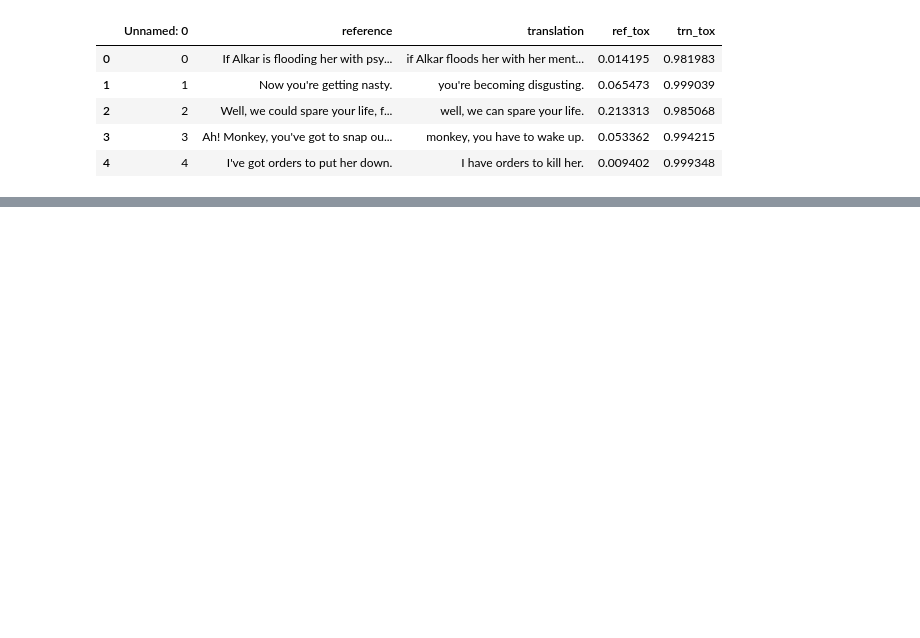
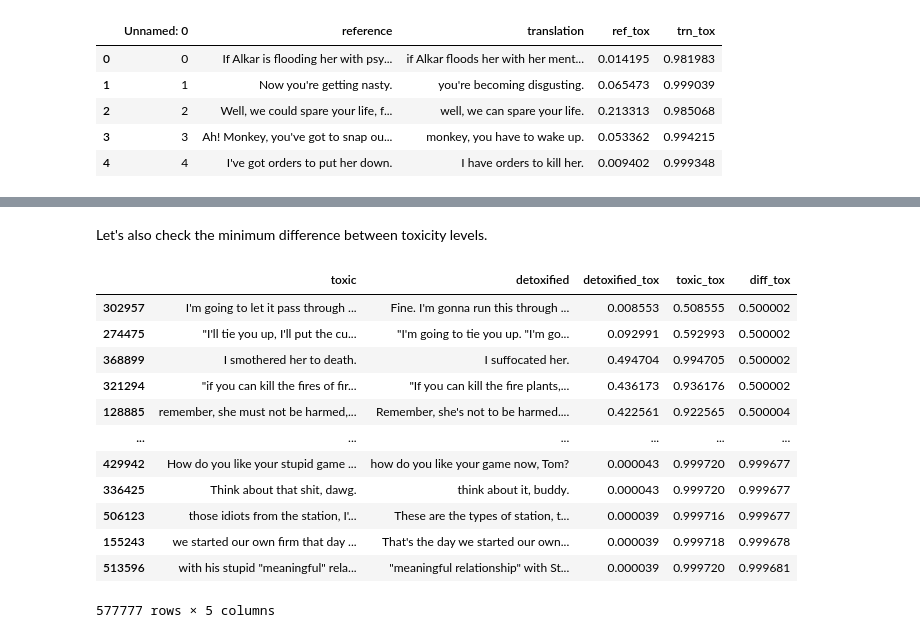
Before and after one commit to Nagim123/text-detoxification, a Jupyter notebook: notebooks/1_0_initial_data_exporation.ipynb, the cells around one changed output, grey strips where cells are left out. Cells and saved outputs as stored; diff of their text form; code cells hidden in the pictures; blank space fills up the shorter version.

```diff
--- a/notebooks/1_0_initial_data_exporation.ipynb
+++ b/notebooks/1_0_initial_data_exporation.ipynb
@@ -143,0 +132,18 @@ The maximum length of text in dataset is 253 separate words
+# %% [markdown]
+Let's also check the minimum difference between toxicity levels.
+# %%
+parsed_dataframe.sort_values(by=['diff_tox'])
+# %% [output]
+|  | toxic | detoxified | detoxified_tox | toxic_tox | diff_tox |
+| 302957 | I'm going to let it pass through ... | Fine. I'm gonna run this through ... | 0.008553 | 0.508555 | 0.500002 |
+| 274475 | "I'll tie you up, I'll put the cu... | "I'm going to tie you up. "I'm go... | 0.092991 | 0.592993 | 0.500002 |
+| 368899 | I smothered her to death. | I suffocated her. | 0.494704 | 0.994705 | 0.500002 |
+| 321294 | "if you can kill the fires of fir... | "If you can kill the fire plants,... | 0.436173 | 0.936176 | 0.500002 |
+| 128885 | remember, she must not be harmed,... | Remember, she's not to be harmed.... | 0.422561 | 0.922565 | 0.500004 |
+| ... | ... | ... | ... | ... | ... |
+| 429942 | How do you like your stupid game ... | how do you like your game now, Tom? | 0.000043 | 0.999720 | 0.999677 |
+| 336425 | Think about that shit, dawg. | think about it, buddy. | 0.000043 | 0.999720 | 0.999677 |
+| 506123 | those idiots from the station, I'... | These are the types of station, t... | 0.000039 | 0.999716 | 0.999677 |
+| 155243 | we started our own firm that day ... | That's the day we started our own... | 0.000039 | 0.999718 | 0.999678 |
+| 513596 | with his stupid "meaningful" rela... | "meaningful relationship" with St... | 0.000039 | 0.999720 | 0.999681 |
+577777 rows × 5 columns
```
Also changed, not shown: parts of 31 cells of this notebook, 5 other files.
